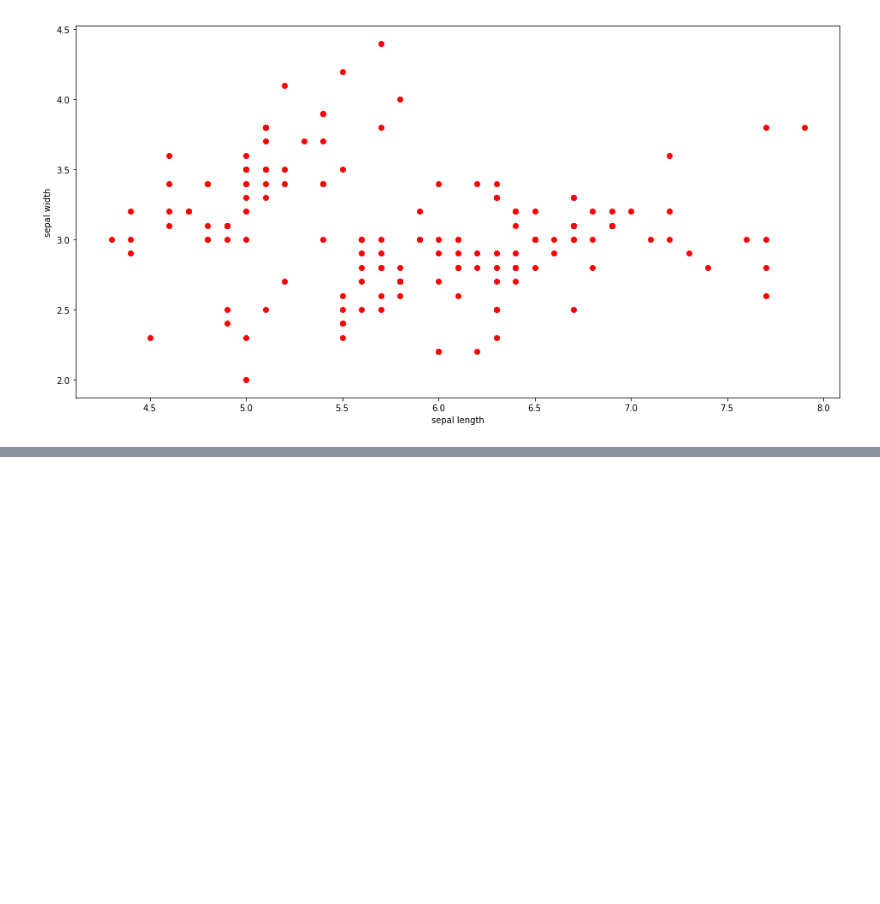
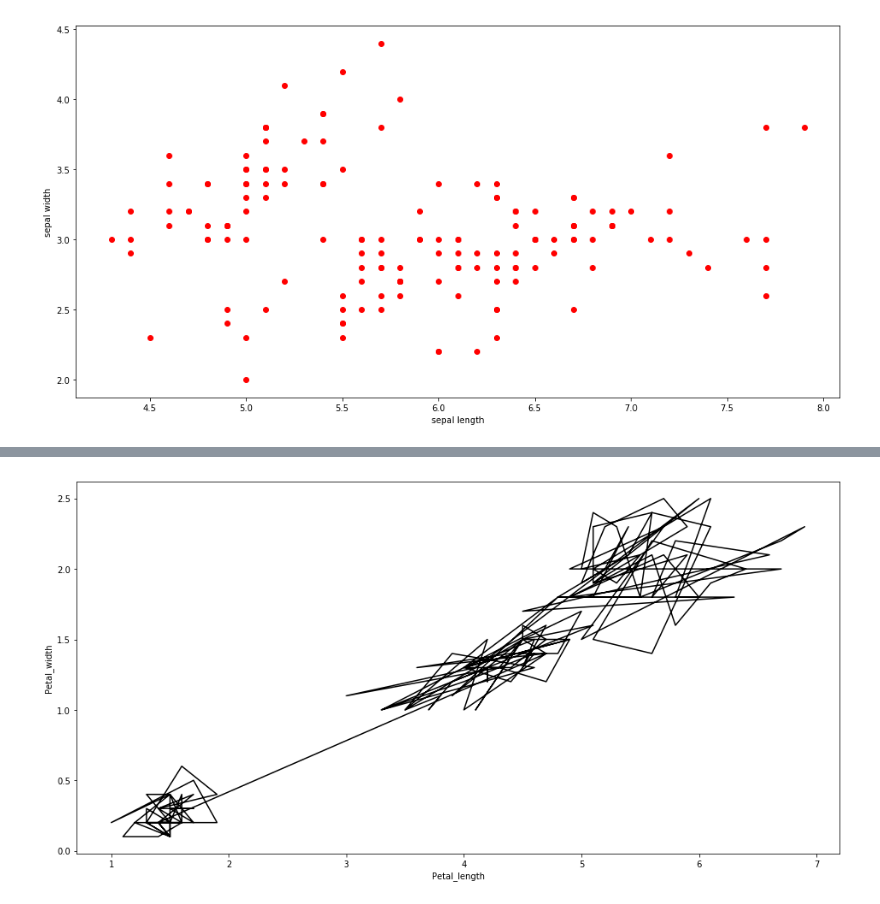
Before and after one commit to QiFuChina/JPN, a Jupyter notebook: JPN.ipynb, the cells around one changed output, grey strips where cells are left out. Saved outputs shown, nothing was run; the diff lists cells and outputs as text; code cells hidden in the pictures; blank space fills up the shorter version.

```diff
--- a/JPN.ipynb
+++ b/JPN.ipynb
@@ -33,14 +42,16 @@ import numpy as np
 import matplotlib.pyplot as pl
 # matplotlib is a plotting library, and pyplot is its easy-to-use module.
 
-# load csv file and transform to numpy array
-csv = np.genfromtxt('data.csv',delimiter=",",dtype="str",unpack=True)
-
 # This just sets the default plot size to be bigger.
 pl.rcParams['figure.figsize'] = (16.0, 8.0)
 
 
-sepal_length , sepal_width , petal_length , petal_width , species =csv
+# load csv file and transform to numpy array,change dtype to float otherwise it can not run
+file = np.genfromtxt('data.csv',delimiter=",",dtype="float",unpack=True)
+
+
+
+sepal_length , sepal_width , petal_length , petal_width , species =file
 # Create the plot.
 
 pl.scatter(sepal_length, sepal_width, color='red')
@@ -70,0 +79,11 @@ KeyError: 'species'
+# %%
+# Set 6
+# Create the plot.
+pl.plot(petal_length , petal_width, 'black')
+# Set some properties for the plot.
+pl.xlabel('Petal_length')
+pl.ylabel('Petal_width')
+# Show the plot.
+pl.show()
+# %% [output]
+[figure, added]
```
Also changed, not shown: parts of 4 cells of this notebook, 1 other file.
